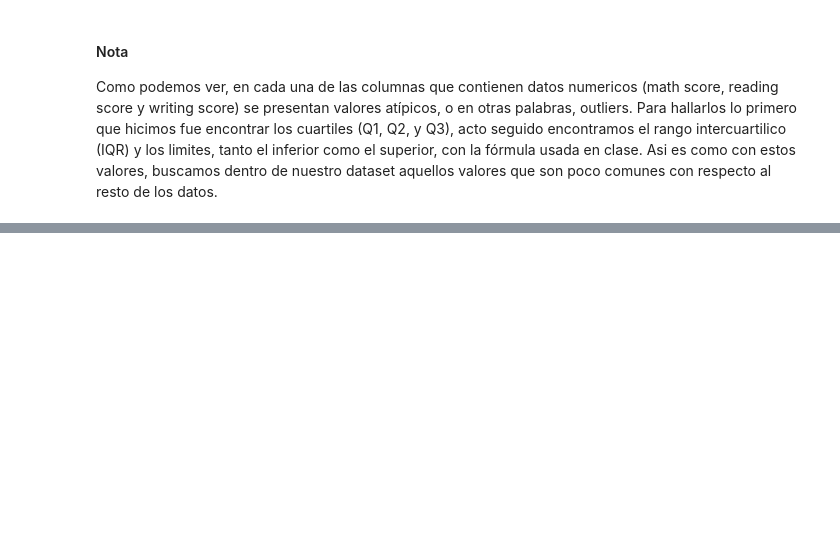
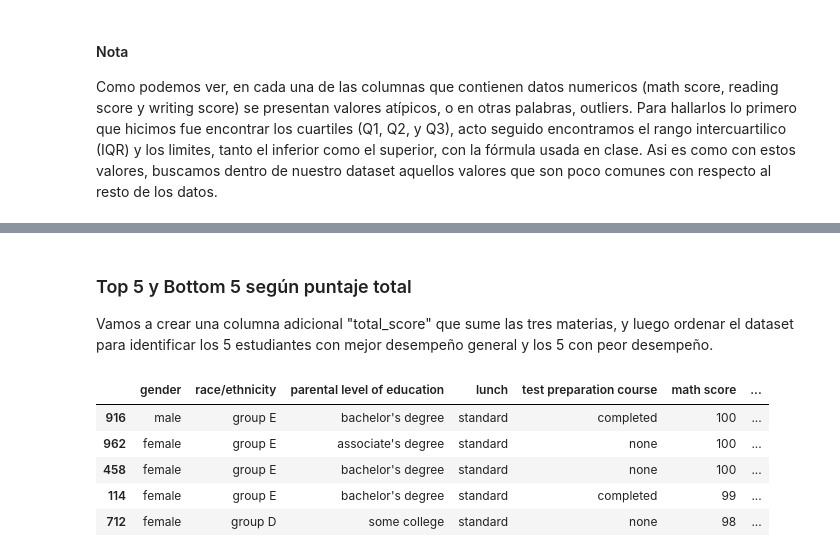
Before and after one commit to Salazar1022/machine-learning-workshop-1, a Jupyter notebook: workshop1.ipynb, the cells around one changed output, grey strips where cells are left out. Cells and saved outputs as stored; diff of their text form; code cells hidden in the pictures; blank space fills up the shorter version.

```diff
--- a/workshop1.ipynb
+++ b/workshop1.ipynb
@@ -402,0 +485,16 @@ Como podemos ver, en cada una de las columnas que contienen datos numericos (mat
+# %% [markdown]
+### Top 5 y Bottom 5 según puntaje total
+
+Vamos a crear una columna adicional "total_score" que sume las tres materias, y luego ordenar el dataset para identificar los 5 estudiantes con mejor desempeño general y los 5 con peor desempeño.
+# %%
+students_data["total_score"] = students_data["math score"] + students_data["reading score"] + students_data["writing score"]
+
+top_5 = students_data.sort_values(by="total_score", ascending=False).head(5)
+top_5
+# %% [output]
+|  | gender | race/ethnicity | parental level of education | lunch | test preparation course | math score | ... |
+| 916 | male | group E | bachelor's degree | standard | completed | 100 | ... |
+| 962 | female | group E | associate's degree | standard | none | 100 | ... |
+| 458 | female | group E | bachelor's degree | standard | none | 100 | ... |
+| 114 | female | group E | bachelor's degree | standard | completed | 99 | ... |
+| 712 | female | group D | some college | standard | none | 98 | ... |
```
Also changed, not shown: parts of 19 cells of this notebook.
